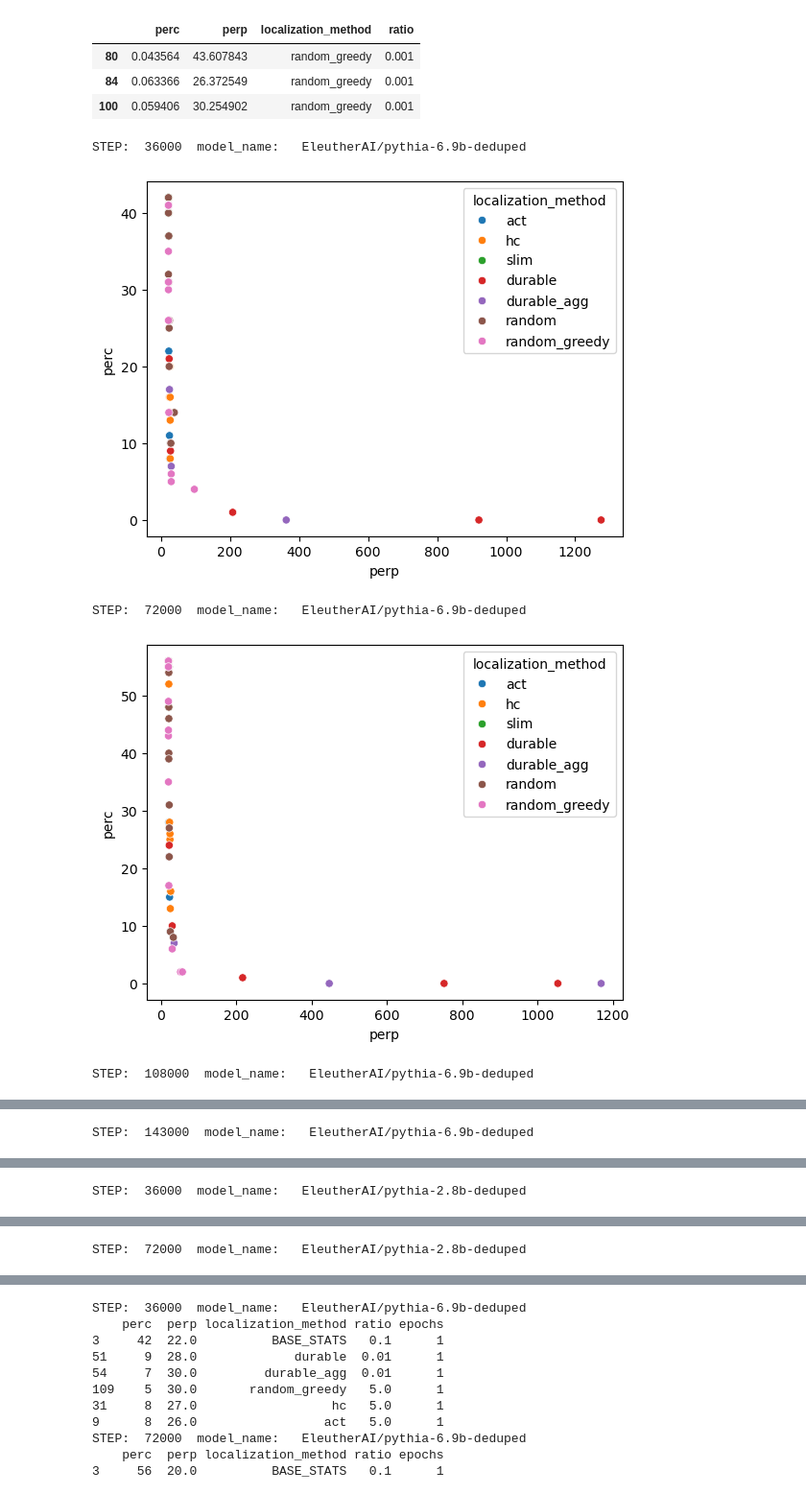
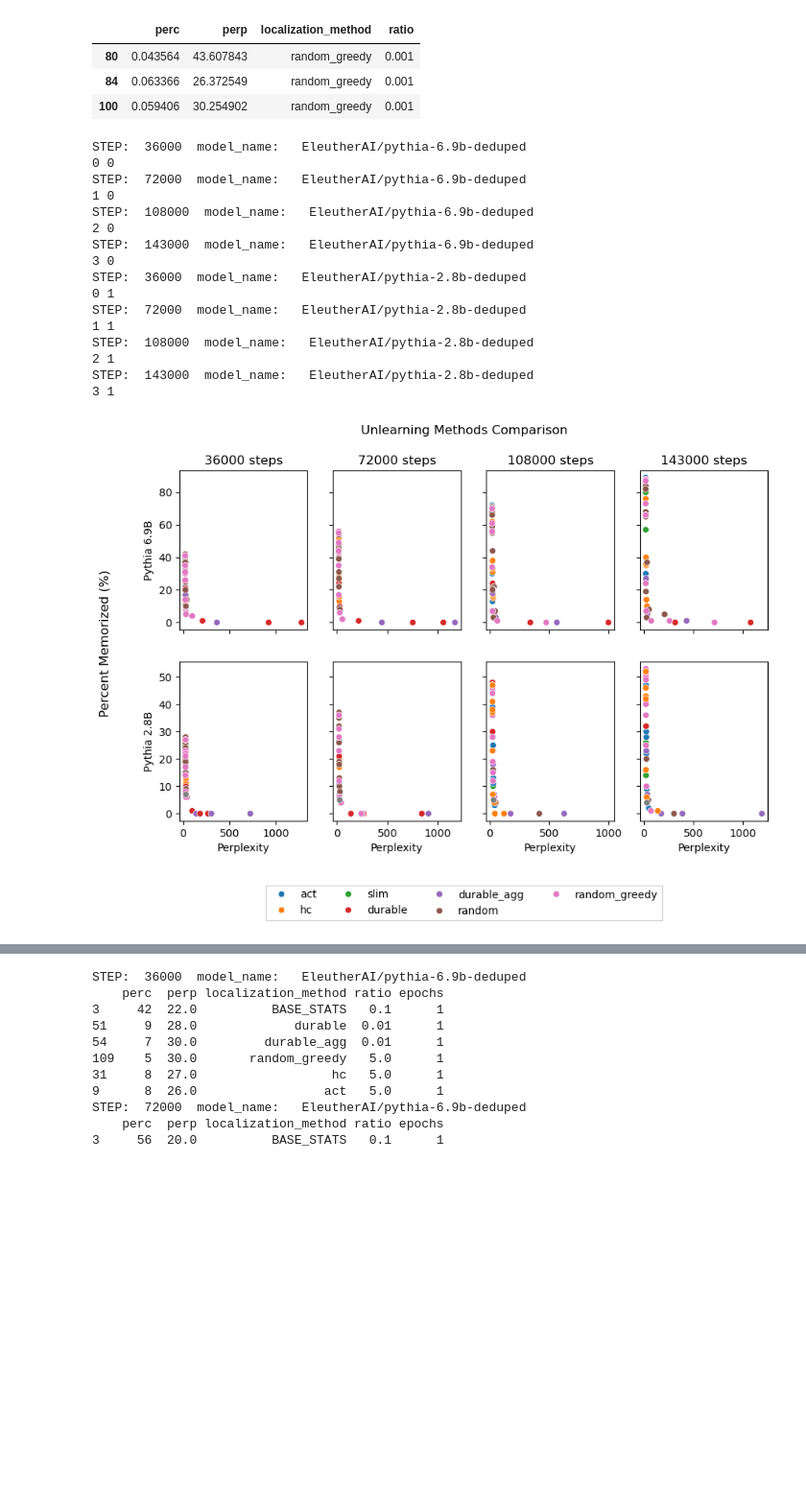
Before and after one commit to msakarvadia/memorization, a Jupyter notebook: figs/pythia_unlearning_results.ipynb, the cells around one changed output, grey strips where cells are left out. Shown at 96% size. Saved outputs shown, nothing was run; the diff lists cells and outputs as text; code cells hidden in the pictures; blank space fills up the shorter version.

```diff
--- a/figs/pythia_unlearning_results.ipynb
+++ b/figs/pythia_unlearning_results.ipynb
@@ -199,38 +207,80 @@ def return_ideal_method_for_lang(base_early_stats, weight_early, perp_cutoff=500
 # %%
+fig, axs = plt.subplots( 2, 4, sharex="col", sharey='row', figsize=(10,6))
+fig.suptitle('Unlearning Methods Comparison')
+fig.supylabel("Percent Memorized (%)")
+
+
+y_idx = 0
+x_idx = 0
 
 
 dfs = []
 x_idx = 0
 for model_name in ['EleutherAI/pythia-6.9b-deduped', 'EleutherAI/pythia-2.8b-deduped']:
     y_idx = 0
     for step in [36000, 72000, 108000, 143000]:
         print("STEP: ", step, " model_name:  ", model_name)
         file_name = f"localization_results_{step}.csv"
         result_path = f"/pscratch/sd/m/mansisak/memorization/model_ckpts/old_run/{step}/EleutherAI_edit/"
+
         df = pd.read_csv(f'{result_path}{file_name}')
         for col in df.columns:
             if col in ["perc"]:
                 df[col] = df[col].apply(lambda x: round(x, 2))
                 df[col] = df[col].apply(lambda x: int(x*100))
             if col in ["perp"]:
                 df[col] = df[col].apply(lambda x: int(x) if x < 10000 else x)
             if col in ['ratio']:
                 df[col] = df[col].apply(lambda x: round(x, 6))
         df = df[df['model_name'] == model_name]
         #base_stats = df.loc[0].copy()
         base_stats = df[df['unlearn_set_name'].isna()].iloc[0]
         df = df.drop_duplicates()
         #df = return_ideal_method_for_lang(base_stats, df, backdoor=False)
         #print(df)
         dfs.append(copy.deepcopy(df))
-        sns.scatterplot(x="perp",
+        ax = sns.scatterplot(x="perp",
                 y="perc",
                 data=df,
-                hue="localization_method")
-        plt.show()
+                hue="localization_method", ax=axs[x_idx, y_idx])
+        ax.set_xlabel("Perplexity")
+        #ax.set_ylabel("Percent Difference in Memorization Post-Edit (%)")
+        ax.get_legend().remove()
+
+        print(y_idx, x_idx)
+        y_idx += 1
+    x_idx += 1
+
+rows = ["Pythia 6.9B", "Pythia 2.8B"]
+for ax, row in zip(axs[:,0], rows):
+    ax.set_ylabel(row)
+
+cols = [36000, 72000, 108000, 143000]
+for ax, col in zip(axs[0], cols):
+    ax.set_title(f'{col} steps')
+        #plt.show()
+
+#fig.legend(lines, labels, loc = (0.5, 0), ncol=5)
+handles, labels = ax.get_legend_handles_labels()
+#fig.legend(handles, labels, loc='lower center')
+fig.legend(handles = handles , labels=labels,loc='upper center',
+             bbox_to_anchor=(0.5, -0.02),fancybox=False, shadow=False, ncol=4)
+plt.savefig(f"pythia_localization_hp_scatter_plot.pdf", bbox_inches='tight')
 # %% [output]
 STEP:  36000  model_name:   EleutherAI/pythia-6.9b-deduped
+0 0
+STEP:  72000  model_name:   EleutherAI/pythia-6.9b-deduped
+1 0
+STEP:  108000  model_name:   EleutherAI/pythia-6.9b-deduped
+2 0
+STEP:  143000  model_name:   EleutherAI/pythia-6.9b-deduped
+3 0
+STEP:  36000  model_name:   EleutherAI/pythia-2.8b-deduped
+0 1
+STEP:  72000  model_name:   EleutherAI/pythia-2.8b-deduped
+1 1
+STEP:  108000  model_name:   EleutherAI/pythia-2.8b-deduped
+2 1
+STEP:  143000  model_name:   EleutherAI/pythia-2.8b-deduped
+3 1
-[figure, old version]
+[figure, new version]
-STEP:  72000  model_name:   EleutherAI/pythia-6.9b-deduped
-[figure, removed]
-STEP:  108000  model_name:   EleutherAI/pythia-6.9b-deduped
@@ -238 +286,0 @@ STEP:  108000  model_name:   EleutherAI/pythia-6.9b-deduped
-STEP:  143000  model_name:   EleutherAI/pythia-6.9b-deduped
@@ -240 +286,0 @@ STEP:  143000  model_name:   EleutherAI/pythia-6.9b-deduped
-STEP:  36000  model_name:   EleutherAI/pythia-2.8b-deduped
@@ -242 +286,0 @@ STEP:  36000  model_name:   EleutherAI/pythia-2.8b-deduped
-STEP:  72000  model_name:   EleutherAI/pythia-2.8b-deduped
```
Also changed, not shown: parts of 11 cells of this notebook, 2 other files.
